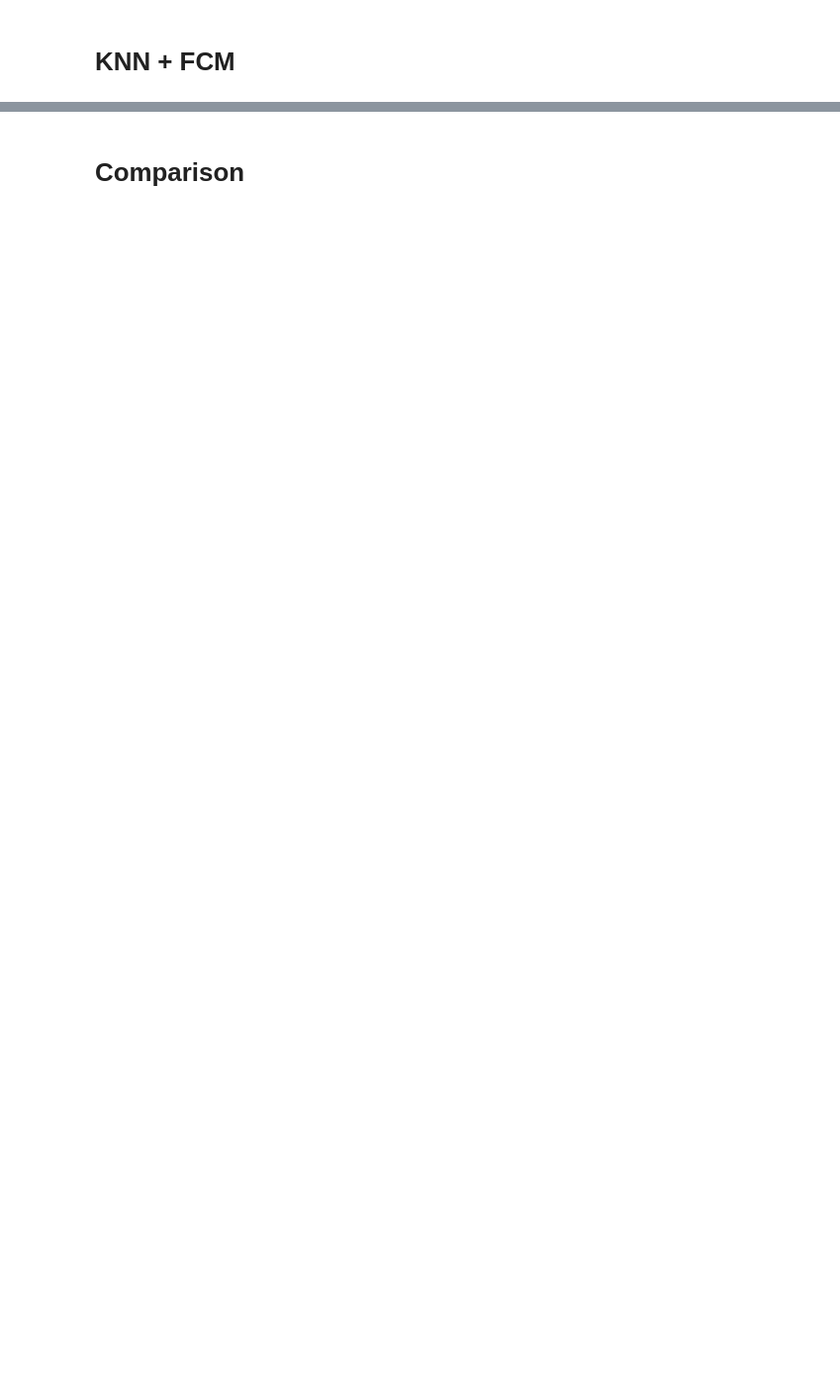
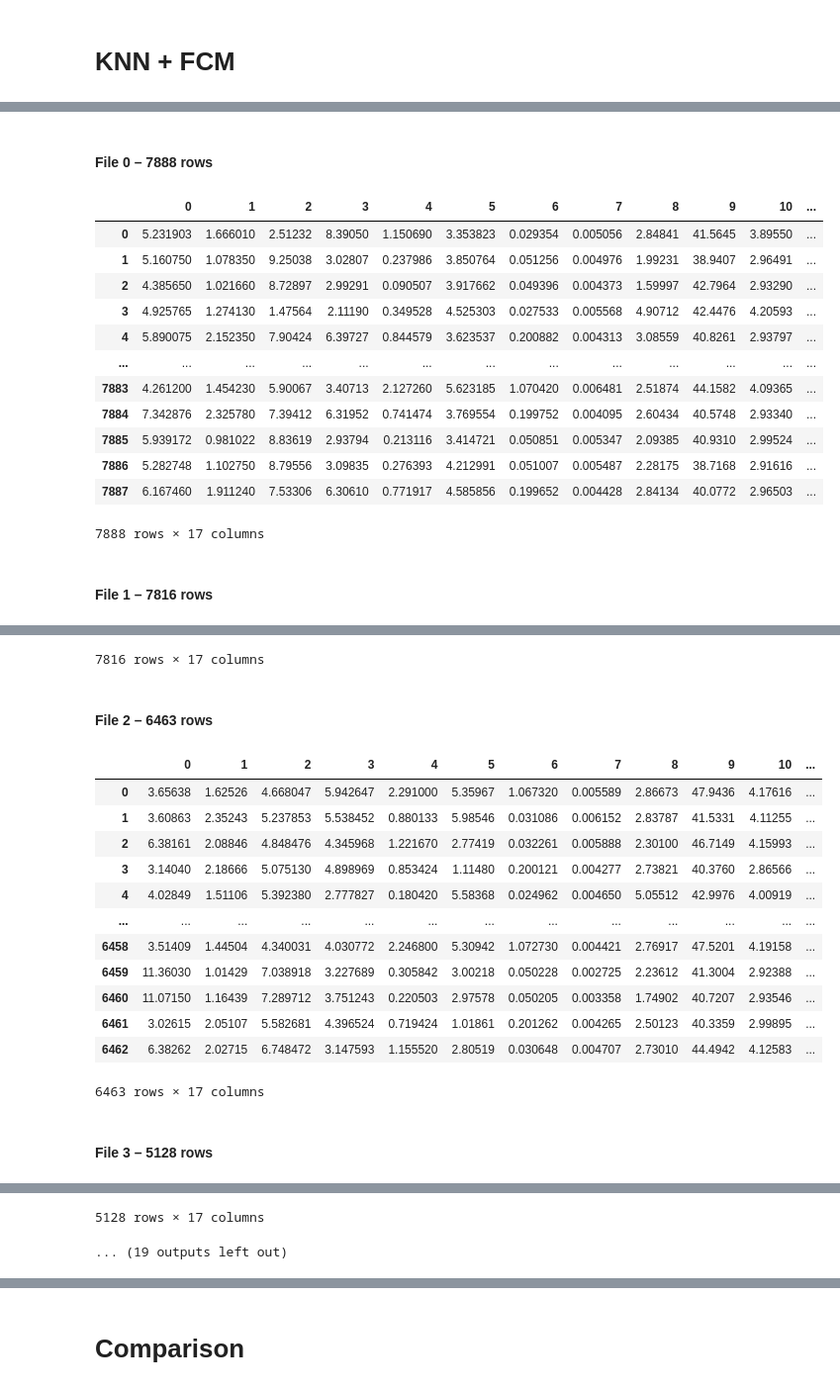
Before and after one commit to JanSupierz/NTWI-2025-GrC-DaneNiejednorodne, a Jupyter notebook: notebooks/KNN_full.ipynb, the cells around one changed output, grey strips where cells are left out. Shown at 99% size. Saved outputs shown, nothing was run; the diff lists cells and outputs as text; code cells hidden in the pictures; blank space fills up the shorter version.

```diff
--- a/notebooks/KNN_full.ipynb
+++ b/notebooks/KNN_full.ipynb
@@ -447,25 +360,21 @@ Imputed data preview for the first file:
 # %%
-# Calculate max width per column (including header)
-col_widths = []
+print_table(fcmKNN_imputed)
 
-# For "Row" column, width based on max row index or header length
-max_row_idx_len = max(len(str(len(preview_rows)-1)), len("Row"))
-col_widths.append(max_row_idx_len)
-
-# For other columns, max length among header and data
-for attr in all_attrs:
-    max_len = len(attr)
-    for row_dict in preview_rows:
-        val = row_dict.get(attr, np.nan)
-        if isinstance(val, float) and np.isnan(val):
-            val_str = "MISSING"
-        else:
-            val_str = f"{val:.4f}" if isinstance(val, float) else str(val)
-        if len(val_str) > max_len:
-            max_len = len(val_str)
-    col_widths.append(max_len)
-
-# Create a format string with fixed width for each column
-fmt_str = ""
-for w in col_widths:
-    fmt_str += f"{{:<{w + 2}}}"  # +2 for padding space
+fcmKNN_total_duration = fcmKNN_FCM_duration + fcmKNN_KNN_duration + fcmKNN_imputation_duration
+print(f"Total fuzzy c-means + k-NN took: { fcmKNN_total_duration:.2f} seconds.")
+# %% [output]
+File 0 – 7888 rows
+|  | 0 | 1 | 2 | 3 | 4 | 5 | 6 | 7 | 8 | 9 | 10 | ... |
+| 0 | 5.231903 | 1.666010 | 2.51232 | 8.39050 | 1.150690 | 3.353823 | 0.029354 | 0.005056 | 2.84841 | 41.5645 | 3.89550 | ... |
+| 1 | 5.160750 | 1.078350 | 9.25038 | 3.02807 | 0.237986 | 3.850764 | 0.051256 | 0.004976 | 1.99231 | 38.9407 | 2.96491 | ... |
+| 2 | 4.385650 | 1.021660 | 8.72897 | 2.99291 | 0.090507 | 3.917662 | 0.049396 | 0.004373 | 1.59997 | 42.7964 | 2.93290 | ... |
+| 3 | 4.925765 | 1.274130 | 1.47564 | 2.11190 | 0.349528 | 4.525303 | 0.027533 | 0.005568 | 4.90712 | 42.4476 | 4.20593 | ... |
+| 4 | 5.890075 | 2.152350 | 7.90424 | 6.39727 | 0.844579 | 3.623537 | 0.200882 | 0.004313 | 3.08559 | 40.8261 | 2.93797 | ... |
+| ... | ... | ... | ... | ... | ... | ... | ... | ... | ... | ... | ... | ... |
+| 7883 | 4.261200 | 1.454230 | 5.90067 | 3.40713 | 2.127260 | 5.623185 | 1.070420 | 0.006481 | 2.51874 | 44.1582 | 4.09365 | ... |
+| 7884 | 7.342876 | 2.325780 | 7.39412 | 6.31952 | 0.741474 | 3.769554 | 0.199752 | 0.004095 | 2.60434 | 40.5748 | 2.93340 | ... |
+| 7885 | 5.939172 | 0.981022 | 8.83619 | 2.93794 | 0.213116 | 3.414721 | 0.050851 | 0.005347 | 2.09385 | 40.9310 | 2.99524 | ... |
+| 7886 | 5.282748 | 1.102750 | 8.79556 | 3.09835 | 0.276393 | 4.212991 | 0.051007 | 0.005487 | 2.28175 | 38.7168 | 2.91616 | ... |
+| 7887 | 6.167460 | 1.911240 | 7.53306 | 6.30610 | 0.771917 | 4.585856 | 0.199652 | 0.004428 | 2.84134 | 40.0772 | 2.96503 | ... |
+7888 rows × 17 columns
+File 1 – 7816 rows
@@ -471,0 +393,16 @@ for w in col_widths:
+7816 rows × 17 columns
+File 2 – 6463 rows
+|  | 0 | 1 | 2 | 3 | 4 | 5 | 6 | 7 | 8 | 9 | 10 | ... |
+| 0 | 3.65638 | 1.62526 | 4.668047 | 5.942647 | 2.291000 | 5.35967 | 1.067320 | 0.005589 | 2.86673 | 47.9436 | 4.17616 | ... |
+| 1 | 3.60863 | 2.35243 | 5.237853 | 5.538452 | 0.880133 | 5.98546 | 0.031086 | 0.006152 | 2.83787 | 41.5331 | 4.11255 | ... |
+| 2 | 6.38161 | 2.08846 | 4.848476 | 4.345968 | 1.221670 | 2.77419 | 0.032261 | 0.005888 | 2.30100 | 46.7149 | 4.15993 | ... |
+| 3 | 3.14040 | 2.18666 | 5.075130 | 4.898969 | 0.853424 | 1.11480 | 0.200121 | 0.004277 | 2.73821 | 40.3760 | 2.86566 | ... |
+| 4 | 4.02849 | 1.51106 | 5.392380 | 2.777827 | 0.180420 | 5.58368 | 0.024962 | 0.004650 | 5.05512 | 42.9976 | 4.00919 | ... |
+| ... | ... | ... | ... | ... | ... | ... | ... | ... | ... | ... | ... | ... |
+| 6458 | 3.51409 | 1.44504 | 4.340031 | 4.030772 | 2.246800 | 5.30942 | 1.072730 | 0.004421 | 2.76917 | 47.5201 | 4.19158 | ... |
+| 6459 | 11.36030 | 1.01429 | 7.038918 | 3.227689 | 0.305842 | 3.00218 | 0.050228 | 0.002725 | 2.23612 | 41.3004 | 2.92388 | ... |
+| 6460 | 11.07150 | 1.16439 | 7.289712 | 3.751243 | 0.220503 | 2.97578 | 0.050205 | 0.003358 | 1.74902 | 40.7207 | 2.93546 | ... |
+| 6461 | 3.02615 | 2.05107 | 5.582681 | 4.396524 | 0.719424 | 1.01861 | 0.201262 | 0.004265 | 2.50123 | 40.3359 | 2.99895 | ... |
+| 6462 | 6.38262 | 2.02715 | 6.748472 | 3.147593 | 1.155520 | 2.80519 | 0.030648 | 0.004707 | 2.73010 | 44.4942 | 4.12583 | ... |
+6463 rows × 17 columns
+File 3 – 5128 rows
@@ -471,0 +421,2 @@ for w in col_widths:
+5128 rows × 17 columns
+... (19 outputs left out)
```
Also changed, not shown: parts of 32 cells of this notebook, 1 other file.
